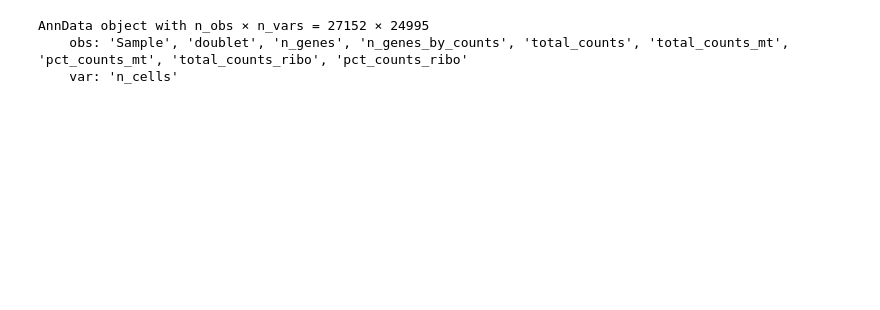
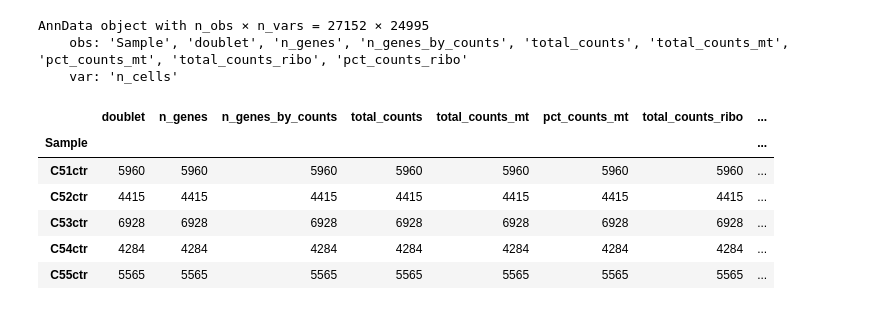
Before and after one commit to CPalmer3200/Single_cell_practice, a Jupyter notebook: Single cell practice script.ipynb, the cells around one changed output. Saved outputs shown, nothing was run; the diff lists cells and outputs as text; code cells hidden in the pictures; blank space fills up the shorter version.

```diff
--- a/Single cell practice script.ipynb
+++ b/Single cell practice script.ipynb
@@ -591,3 +346,13 @@ data
 AnnData object with n_obs × n_vars = 27152 × 24995
     obs: 'Sample', 'doublet', 'n_genes', 'n_genes_by_counts', 'total_counts', 'total_counts_mt', 'pct_counts_mt', 'total_counts_ribo', 'pct_counts_ribo'
     var: 'n_cells'
+# %%
+data.obs.groupby('Sample').count()
+# %% [output]
+|  | doublet | n_genes | n_genes_by_counts | total_counts | total_counts_mt | pct_counts_mt | total_counts_ribo | ... |
+| Sample |  |  |  |  |  |  |  | ... |
+| C51ctr | 5960 | 5960 | 5960 | 5960 | 5960 | 5960 | 5960 | ... |
+| C52ctr | 4415 | 4415 | 4415 | 4415 | 4415 | 4415 | 4415 | ... |
+| C53ctr | 6928 | 6928 | 6928 | 6928 | 6928 | 6928 | 6928 | ... |
+| C54ctr | 4284 | 4284 | 4284 | 4284 | 4284 | 4284 | 4284 | ... |
+| C55ctr | 5565 | 5565 | 5565 | 5565 | 5565 | 5565 | 5565 | ... |
```
Also changed, not shown: parts of 33 cells of this notebook.
